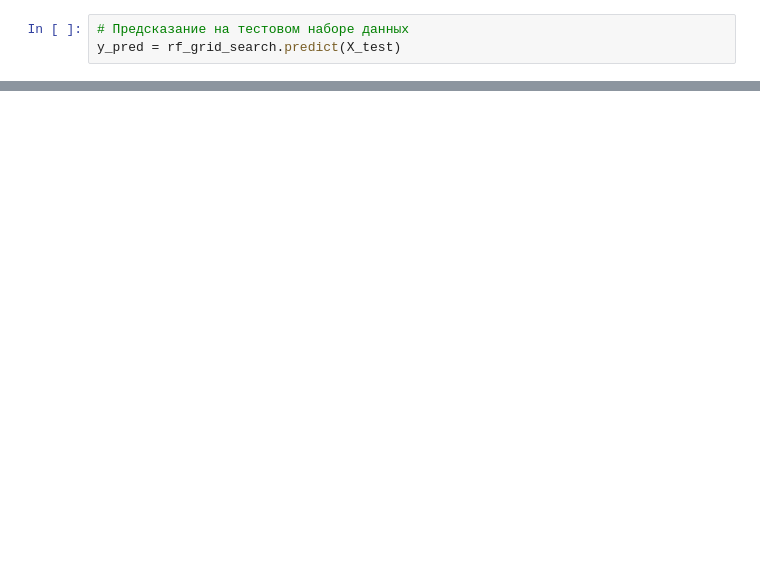
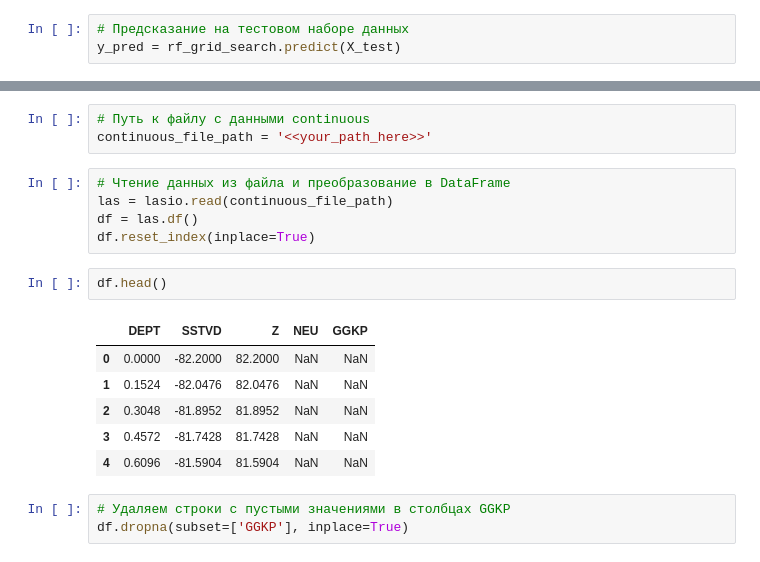
Before and after one commit to Abbelini513/Hakaton_Gazprom_ITO, a Jupyter notebook: task2.ipynb, the cells around one changed output, grey strips where cells are left out. Saved outputs shown, nothing was run; the diff lists cells and outputs as text; blank space fills up the shorter version.

```diff
--- a/task2.ipynb
+++ b/task2.ipynb
@@ -306,0 +333,20 @@ weighted avg       0.56      0.57      0.56       529
+# %%
+# Путь к файлу с данными continuous
+continuous_file_path = '<<your_path_here>>'
+# %%
+# Чтение данных из файла и преобразование в DataFrame
+las = lasio.read(continuous_file_path)
+df = las.df()
+df.reset_index(inplace=True)
+# %%
+df.head()
+# %% [output]
+|  | DEPT | SSTVD | Z | NEU | GGKP |
+| 0 | 0.0000 | -82.2000 | 82.2000 | NaN | NaN |
+| 1 | 0.1524 | -82.0476 | 82.0476 | NaN | NaN |
+| 2 | 0.3048 | -81.8952 | 81.8952 | NaN | NaN |
+| 3 | 0.4572 | -81.7428 | 81.7428 | NaN | NaN |
+| 4 | 0.6096 | -81.5904 | 81.5904 | NaN | NaN |
+# %%
+# Удаляем строки с пустыми значениями в столбцах GGKP
+df.dropna(subset=['GGKP'], inplace=True)
```
Also changed, not shown: parts of 12 cells of this notebook, 1 other file.
